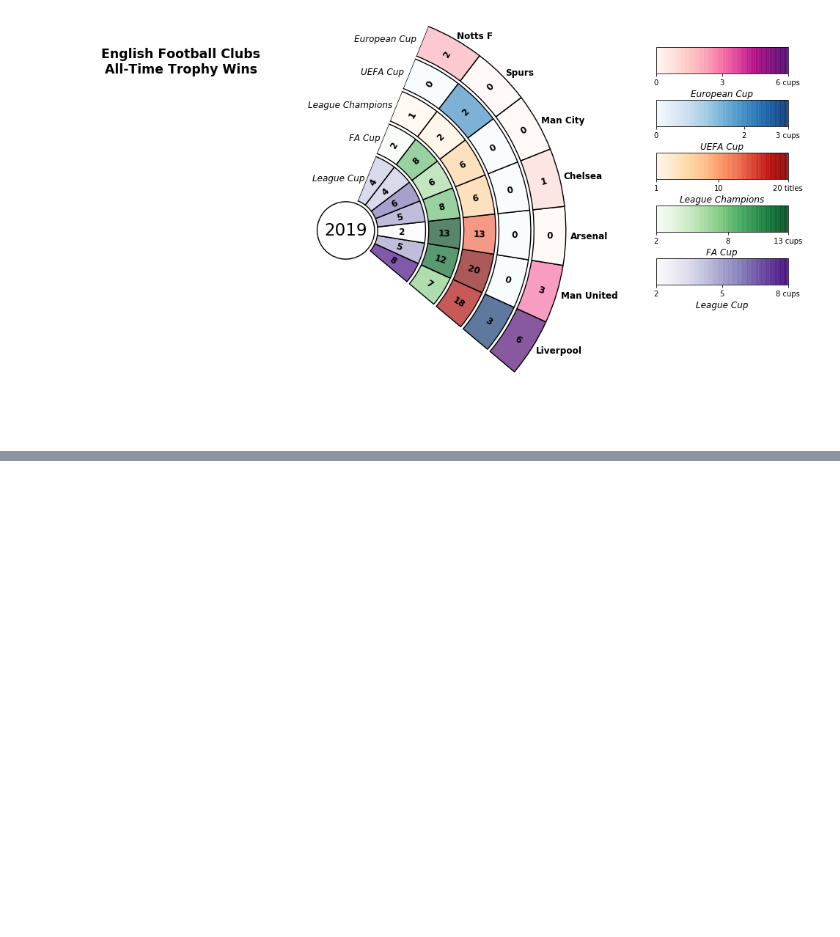
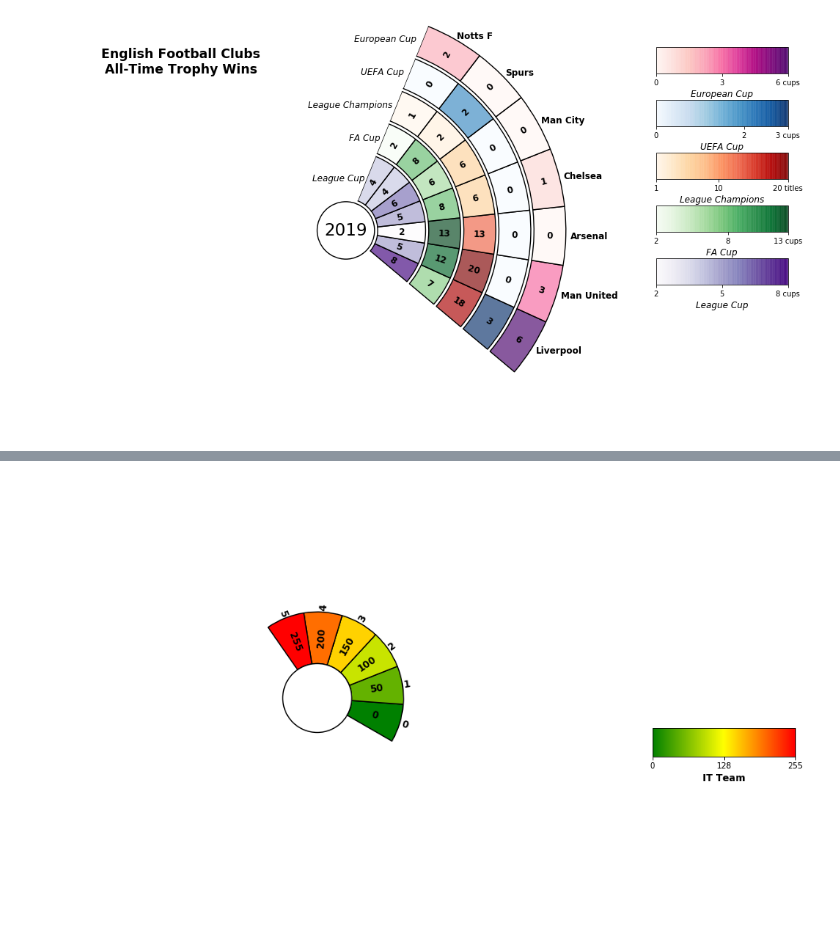
Before and after one commit to connectedblue/pdext_collection, a Jupyter notebook: wedge_plot/wedge_plot_test.ipynb, the cells around one changed output, grey strips where cells are left out. Drawn from its saved outputs; the diff is of its cells as text; code cells hidden in the pictures; blank space fills up the shorter version.

```diff
--- a/wedge_plot/wedge_plot_test.ipynb
+++ b/wedge_plot/wedge_plot_test.ipynb
@@ -50,0 +86,11 @@ help(df.ext.wedge_plot)
+# %%
+import matplotlib
+
+cmap = matplotlib.colors.LinearSegmentedColormap.from_list("", ["green","yellow","red"])
+# %%
+
+df2 = pd.DataFrame({'IT Team': [0,50, 100, 150, 200, 255]})
+
+fig = df2.ext.wedge_plot(colours=[cmap])
+# %% [output]
+[figure, added]
```
Also changed, not shown: parts of 6 cells of this notebook, 2 other files.
